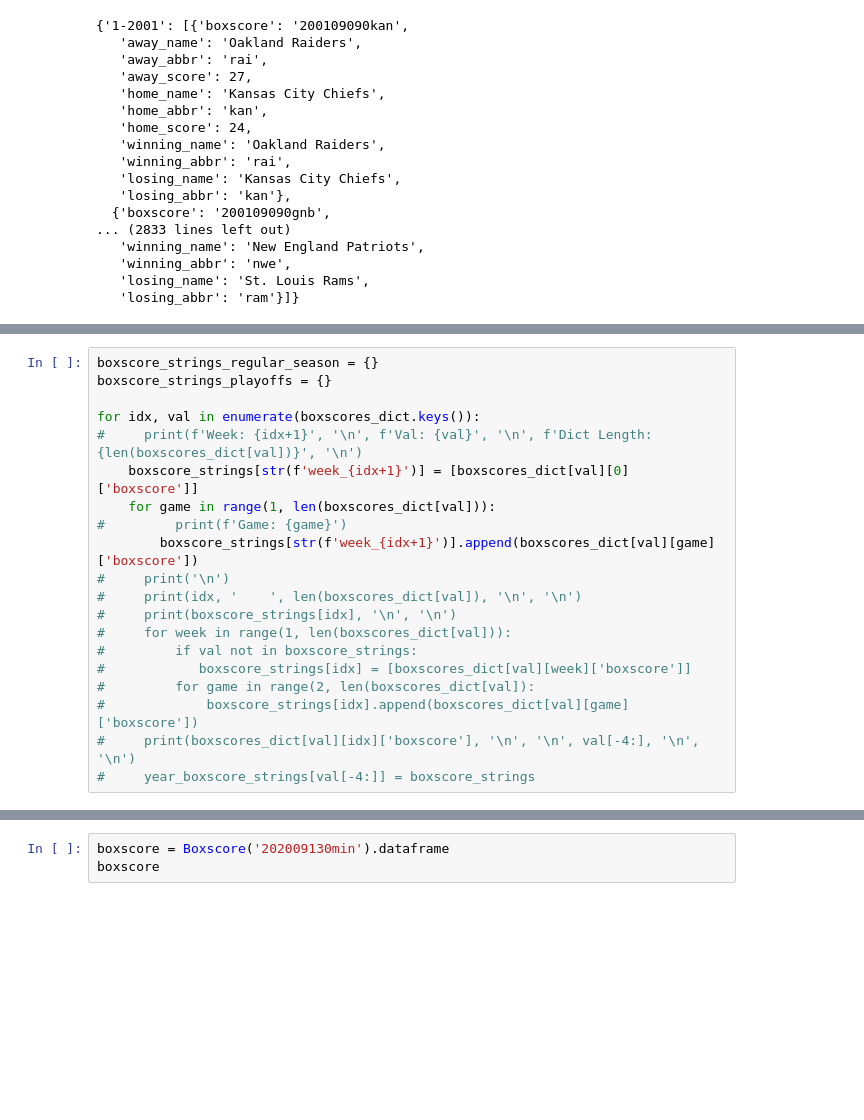
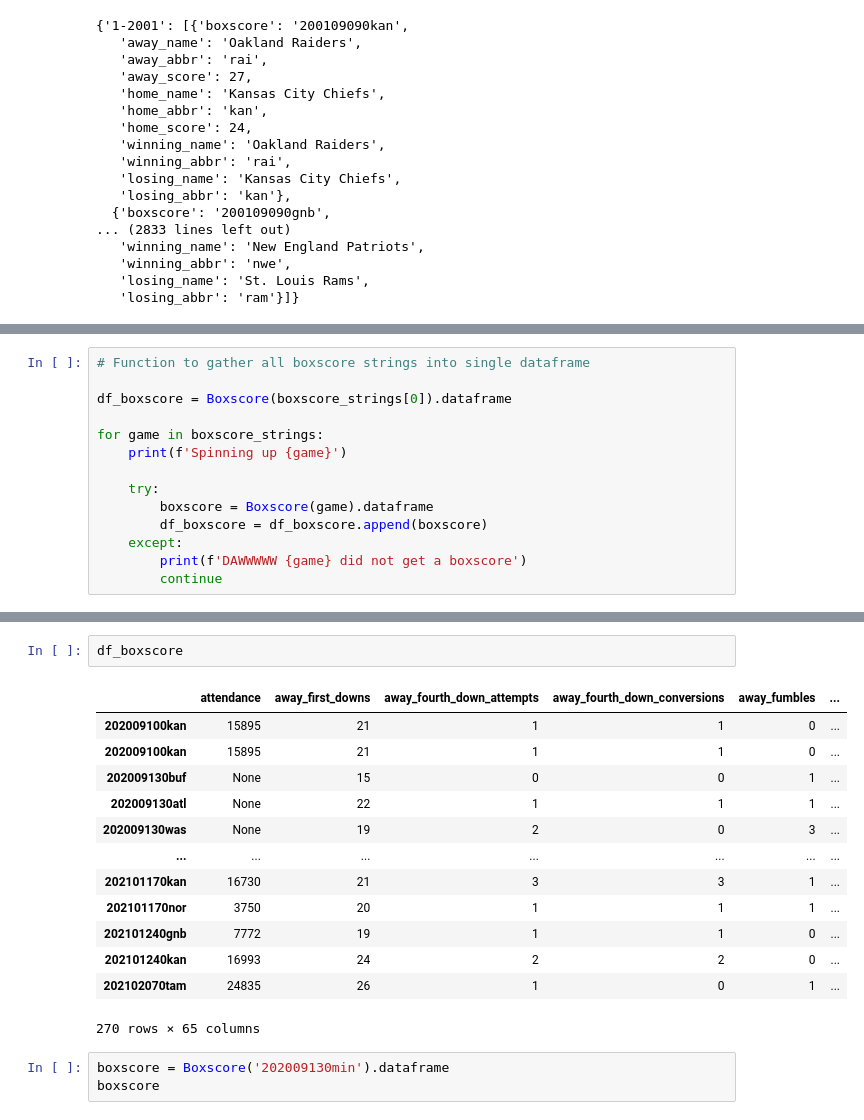
Before and after one commit to LTonstad/Predictive-Analytics-using-Sportsipy, a Jupyter notebook: sportsipy_try.ipynb, the cells around one changed output, grey strips where cells are left out. Drawn from its saved outputs; the diff is of its cells as text; blank space fills up the shorter version.

Commit message:
Added functions to sportsipy_try that get boxscores

```diff
--- a/sportsipy_try.ipynb
+++ b/sportsipy_try.ipynb
@@ -103,20 +75,0 @@ boxscore_strings
-# %%
-boxscore_strings_regular_season = {}
-boxscore_strings_playoffs = {}
-
-for idx, val in enumerate(boxscores_dict.keys()):
-#     print(f'Week: {idx+1}', '\n', f'Val: {val}', '\n', f'Dict Length: {len(boxscores_dict[val])}', '\n')
-    boxscore_strings[str(f'week_{idx+1}')] = [boxscores_dict[val][0]['boxscore']]
-    for game in range(1, len(boxscores_dict[val])):
-#         print(f'Game: {game}')
-        boxscore_strings[str(f'week_{idx+1}')].append(boxscores_dict[val][game]['boxscore'])
-#     print('\n')
-#     print(idx, '    ', len(boxscores_dict[val]), '\n', '\n')
-#     print(boxscore_strings[idx], '\n', '\n')
-#     for week in range(1, len(boxscores_dict[val])):
-#         if val not in boxscore_strings:
-#            boxscore_strings[idx] = [boxscores_dict[val][week]['boxscore']]
-#         for game in range(2, len(boxscores_dict[val]):
-#             boxscore_strings[idx].append(boxscores_dict[val][game]['boxscore'])
-#     print(boxscores_dict[val][idx]['boxscore'], '\n', '\n', val[-4:], '\n', '\n')
-#     year_boxscore_strings[val[-4:]] = boxscore_strings
@@ -162,0 +76,14 @@ for i in boxscore_strings.values():
+# %%
+# Function to gather all boxscore strings into single dataframe
+
+df_boxscore = Boxscore(boxscore_strings[0]).dataframe
+
+for game in boxscore_strings:
+    print(f'Spinning up {game}')
+
+    try:
+        boxscore = Boxscore(game).dataframe
+        df_boxscore = df_boxscore.append(boxscore)
+    except:
+        print(f'DAWWWWW {game} did not get a boxscore')
+        continue
@@ -163,3 +108,19 @@ for i in boxscore_strings.values():
+# %%
+df_boxscore
+# %% [output]
+|  | attendance | away_first_downs | away_fourth_down_attempts | away_fourth_down_conversions | away_fumbles | ... |
+| 202009100kan | 15895 | 21 | 1 | 1 | 0 | ... |
+| 202009100kan | 15895 | 21 | 1 | 1 | 0 | ... |
+| 202009130buf | None | 15 | 0 | 0 | 1 | ... |
+| 202009130atl | None | 22 | 1 | 1 | 1 | ... |
+| 202009130was | None | 19 | 2 | 0 | 3 | ... |
+| ... | ... | ... | ... | ... | ... | ... |
+| 202101170kan | 16730 | 21 | 3 | 3 | 1 | ... |
+| 202101170nor | 3750 | 20 | 1 | 1 | 1 | ... |
+| 202101240gnb | 7772 | 19 | 1 | 1 | 0 | ... |
+| 202101240kan | 16993 | 24 | 2 | 2 | 0 | ... |
+| 202102070tam | 24835 | 26 | 1 | 0 | 1 | ... |
+270 rows × 65 columns
 # %%
 boxscore = Boxscore('202009130min').dataframe
 boxscore
```
Also changed, not shown: parts of 7 cells of this notebook.
